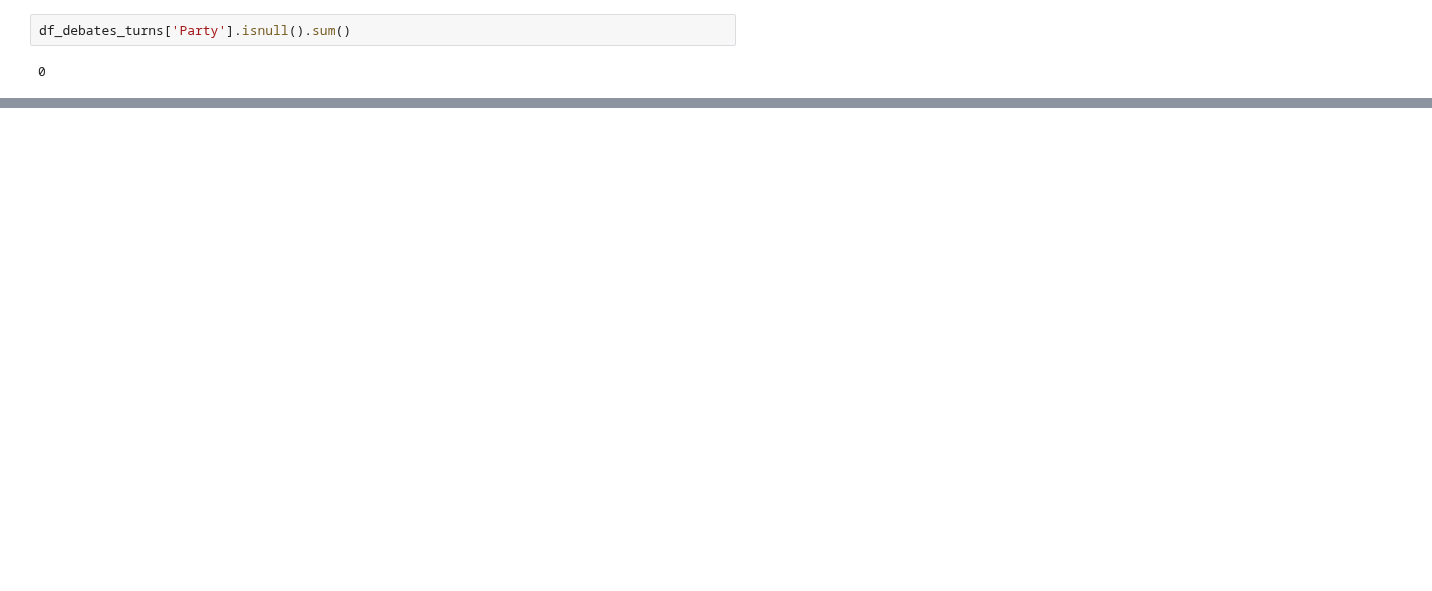
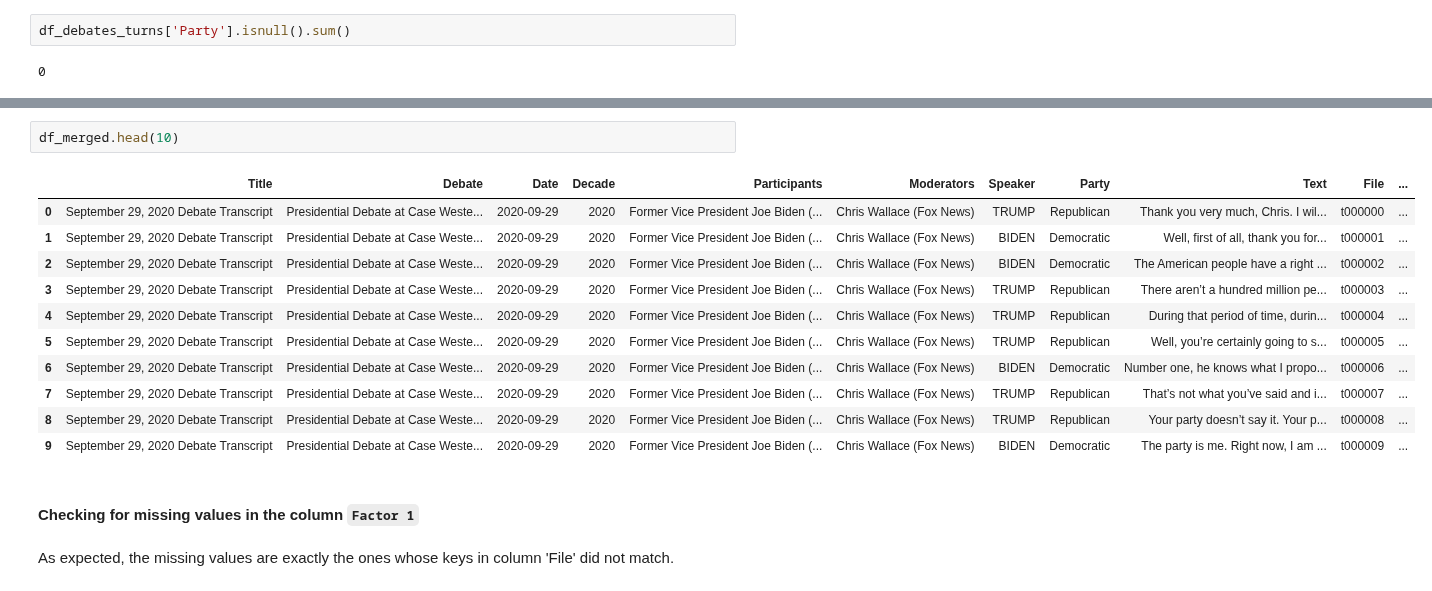
Before and after one commit to laelgelc/cl_st1_inrs, a Jupyter notebook: CL_St1_ANOVAprep_INRS.ipynb, the cells around one changed output, grey strips where cells are left out. Drawn from its saved outputs; the diff is of its cells as text; blank space fills up the shorter version.

```diff
--- a/CL_St1_ANOVAprep_INRS.ipynb
+++ b/CL_St1_ANOVAprep_INRS.ipynb
@@ -179,0 +281,18 @@ df_debates_turns['Party'].isnull().sum()
+# %%
+df_merged.head(10)
+# %% [output]
+|  | Title | Debate | Date | Decade | Participants | Moderators | Speaker | Party | Text | File | ... |
+| 0 | September 29, 2020 Debate Transcript | Presidential Debate at Case Weste... | 2020-09-29 | 2020 | Former Vice President Joe Biden (... | Chris Wallace (Fox News) | TRUMP | Republican | Thank you very much, Chris. I wil... | t000000 | ... |
+| 1 | September 29, 2020 Debate Transcript | Presidential Debate at Case Weste... | 2020-09-29 | 2020 | Former Vice President Joe Biden (... | Chris Wallace (Fox News) | BIDEN | Democratic | Well, first of all, thank you for... | t000001 | ... |
+| 2 | September 29, 2020 Debate Transcript | Presidential Debate at Case Weste... | 2020-09-29 | 2020 | Former Vice President Joe Biden (... | Chris Wallace (Fox News) | BIDEN | Democratic | The American people have a right ... | t000002 | ... |
+| 3 | September 29, 2020 Debate Transcript | Presidential Debate at Case Weste... | 2020-09-29 | 2020 | Former Vice President Joe Biden (... | Chris Wallace (Fox News) | TRUMP | Republican | There aren’t a hundred million pe... | t000003 | ... |
+| 4 | September 29, 2020 Debate Transcript | Presidential Debate at Case Weste... | 2020-09-29 | 2020 | Former Vice President Joe Biden (... | Chris Wallace (Fox News) | TRUMP | Republican | During that period of time, durin... | t000004 | ... |
+| 5 | September 29, 2020 Debate Transcript | Presidential Debate at Case Weste... | 2020-09-29 | 2020 | Former Vice President Joe Biden (... | Chris Wallace (Fox News) | TRUMP | Republican | Well, you’re certainly going to s... | t000005 | ... |
+| 6 | September 29, 2020 Debate Transcript | Presidential Debate at Case Weste... | 2020-09-29 | 2020 | Former Vice President Joe Biden (... | Chris Wallace (Fox News) | BIDEN | Democratic | Number one, he knows what I propo... | t000006 | ... |
+| 7 | September 29, 2020 Debate Transcript | Presidential Debate at Case Weste... | 2020-09-29 | 2020 | Former Vice President Joe Biden (... | Chris Wallace (Fox News) | TRUMP | Republican | That’s not what you’ve said and i... | t000007 | ... |
+| 8 | September 29, 2020 Debate Transcript | Presidential Debate at Case Weste... | 2020-09-29 | 2020 | Former Vice President Joe Biden (... | Chris Wallace (Fox News) | TRUMP | Republican | Your party doesn’t say it. Your p... | t000008 | ... |
+| 9 | September 29, 2020 Debate Transcript | Presidential Debate at Case Weste... | 2020-09-29 | 2020 | Former Vice President Joe Biden (... | Chris Wallace (Fox News) | BIDEN | Democratic | The party is me. Right now, I am ... | t000009 | ... |
+# %% [markdown]
+#### Checking for missing values in the column `Factor 1`
+# %% [markdown]
+As expected, the missing values are exactly the ones whose keys in column 'File' did not match.
```
Also changed, not shown: parts of 34 cells of this notebook, 3 other files.
